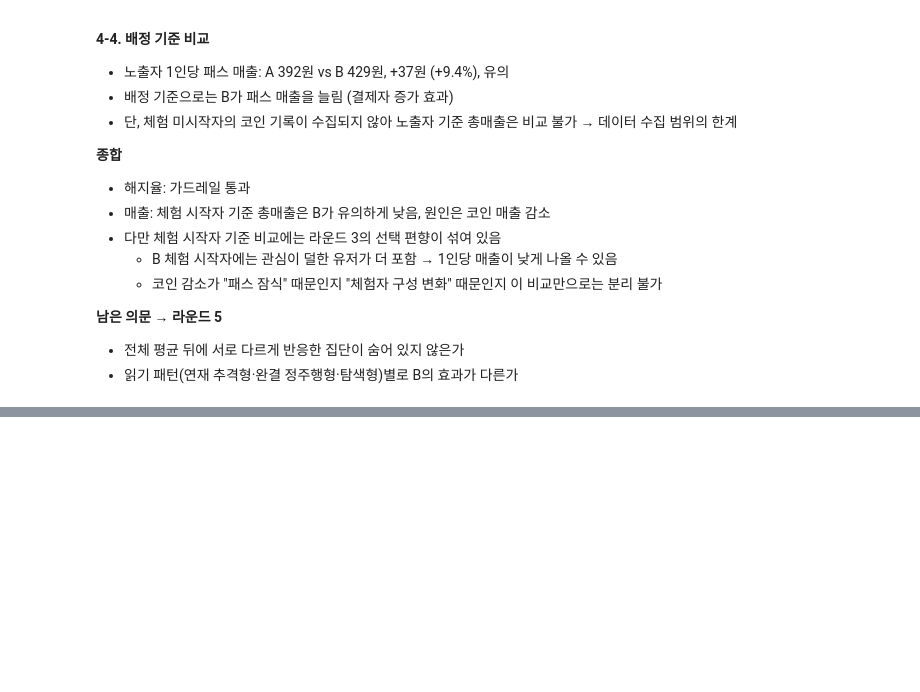
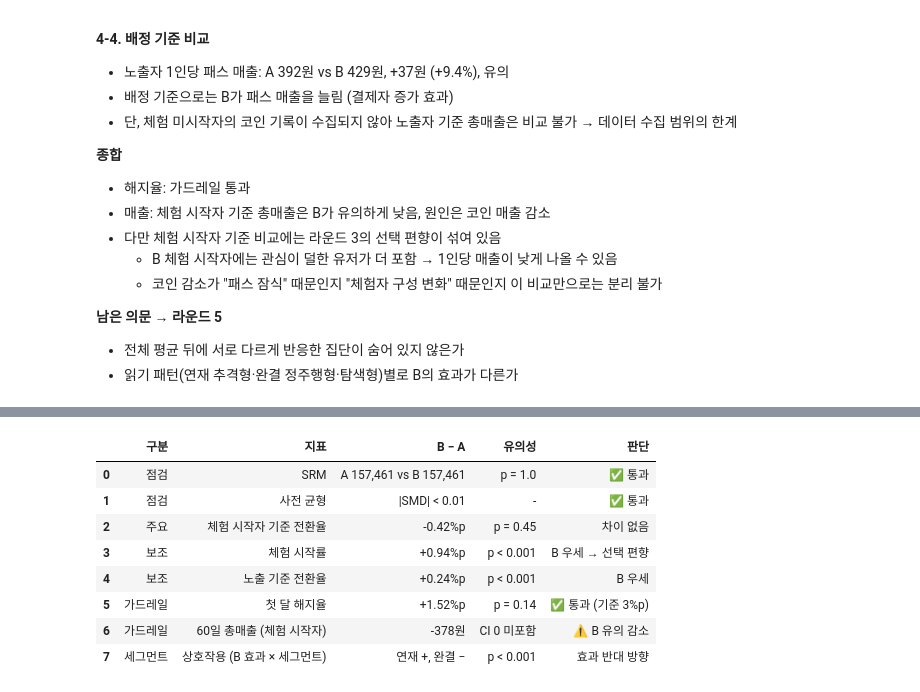
Before and after one commit to YURI0822/webnovel-pass-ab-test, a Jupyter notebook: notebooks/03_ab_test_analysis.ipynb, the cells around one changed output, grey strips where cells are left out. Saved outputs shown, nothing was run; the diff lists cells and outputs as text; code cells hidden in the pictures; blank space fills up the shorter version.

```diff
--- a/notebooks/03_ab_test_analysis.ipynb
+++ b/notebooks/03_ab_test_analysis.ipynb
@@ -785,0 +1035,29 @@ itt_pass.round(1)
+# %%
+summary = pd.DataFrame([
+    # 구분, 지표, 결과, 유의, 판단
+    ["점검", "SRM", "A 157,461 vs B 157,461", "p = 1.0", "✅ 통과"],
+    ["점검", "사전 균형", "|SMD| < 0.01", "-", "✅ 통과"],
+    ["주요", "체험 시작자 기준 전환율", f"{test_results.loc['체험 시작 기준 전환율', '차이(%p)']:+.2f}%p",
+     f"p = {test_results.loc['체험 시작 기준 전환율', 'p-value']:.2f}", "차이 없음"],
+    ["보조", "체험 시작률", f"{test_results.loc['체험 시작률', '차이(%p)']:+.2f}%p",
+     "p < 0.001", "B 우세 → 선택 편향"],
+    ["보조", "노출 기준 전환율", f"{test_results.loc['노출 기준 전환율', '차이(%p)']:+.2f}%p",
+     "p < 0.001", "B 우세"],
+    ["가드레일", "첫 달 해지율", f"{churn_result.loc['첫 달 해지율', '차이(%p)']:+.2f}%p",
+     f"p = {churn_result.loc['첫 달 해지율', 'p-value']:.2f}", "✅ 통과 (기준 3%p)"],
+    ["가드레일", "60일 총매출 (체험 시작자)", f"{rev_results.loc['60일 총매출', '차이(원)']:+,.0f}원",
+     "CI 0 미포함", "⚠️ B 유의 감소"],
+    ["세그먼트", "상호작용 (B 효과 × 세그먼트)", "연재 +, 완결 −", "p < 0.001", "효과 반대 방향"],
+], columns=["구분", "지표", "B − A", "유의성", "판단"])
+
+summary
+# %% [output]
+|  | 구분 | 지표 | B − A | 유의성 | 판단 |
+| 0 | 점검 | SRM | A 157,461 vs B 157,461 | p = 1.0 | ✅ 통과 |
+| 1 | 점검 | 사전 균형 | |SMD| < 0.01 | - | ✅ 통과 |
+| 2 | 주요 | 체험 시작자 기준 전환율 | -0.42%p | p = 0.45 | 차이 없음 |
+| 3 | 보조 | 체험 시작률 | +0.94%p | p < 0.001 | B 우세 → 선택 편향 |
+| 4 | 보조 | 노출 기준 전환율 | +0.24%p | p < 0.001 | B 우세 |
+| 5 | 가드레일 | 첫 달 해지율 | +1.52%p | p = 0.14 | ✅ 통과 (기준 3%p) |
+| 6 | 가드레일 | 60일 총매출 (체험 시작자) | -378원 | CI 0 미포함 | ⚠️ B 유의 감소 |
+| 7 | 세그먼트 | 상호작용 (B 효과 × 세그먼트) | 연재 +, 완결 − | p < 0.001 | 효과 반대 방향 |
```
Also changed, not shown: parts of 9 cells of this notebook.
